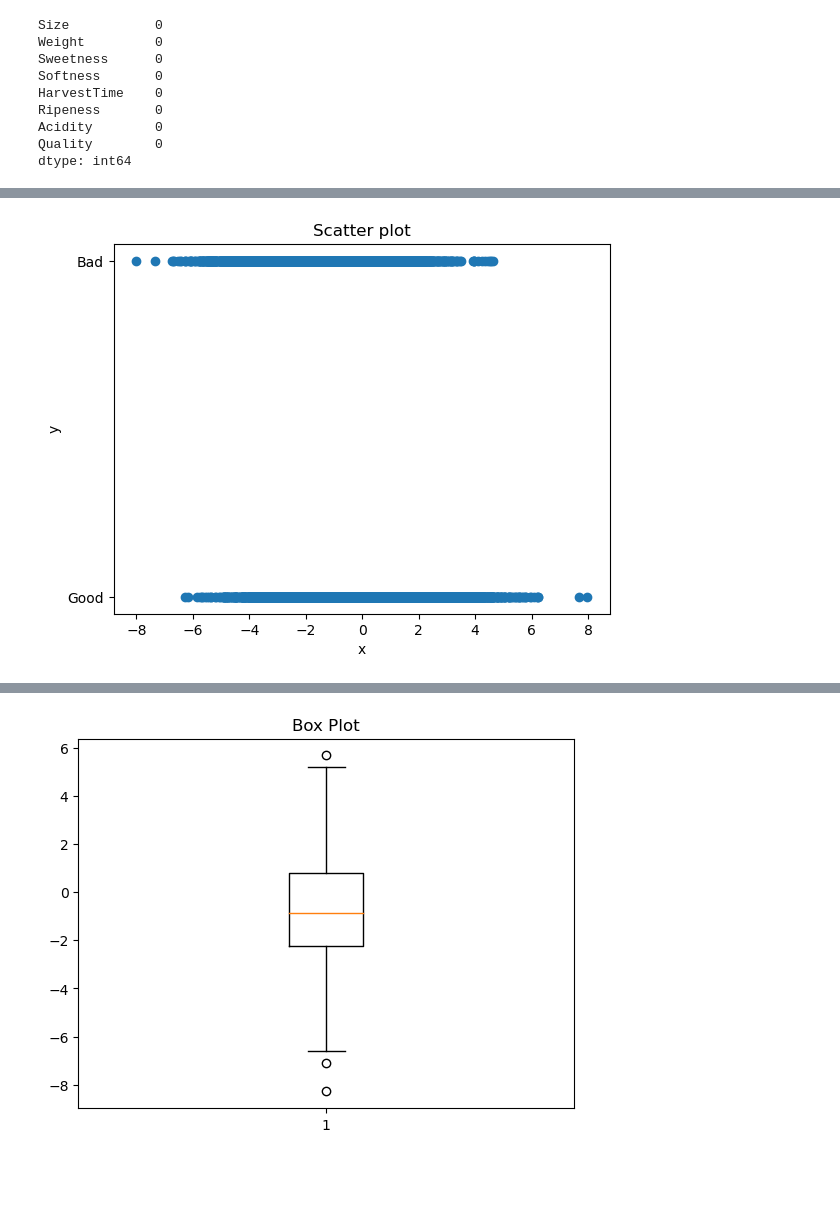
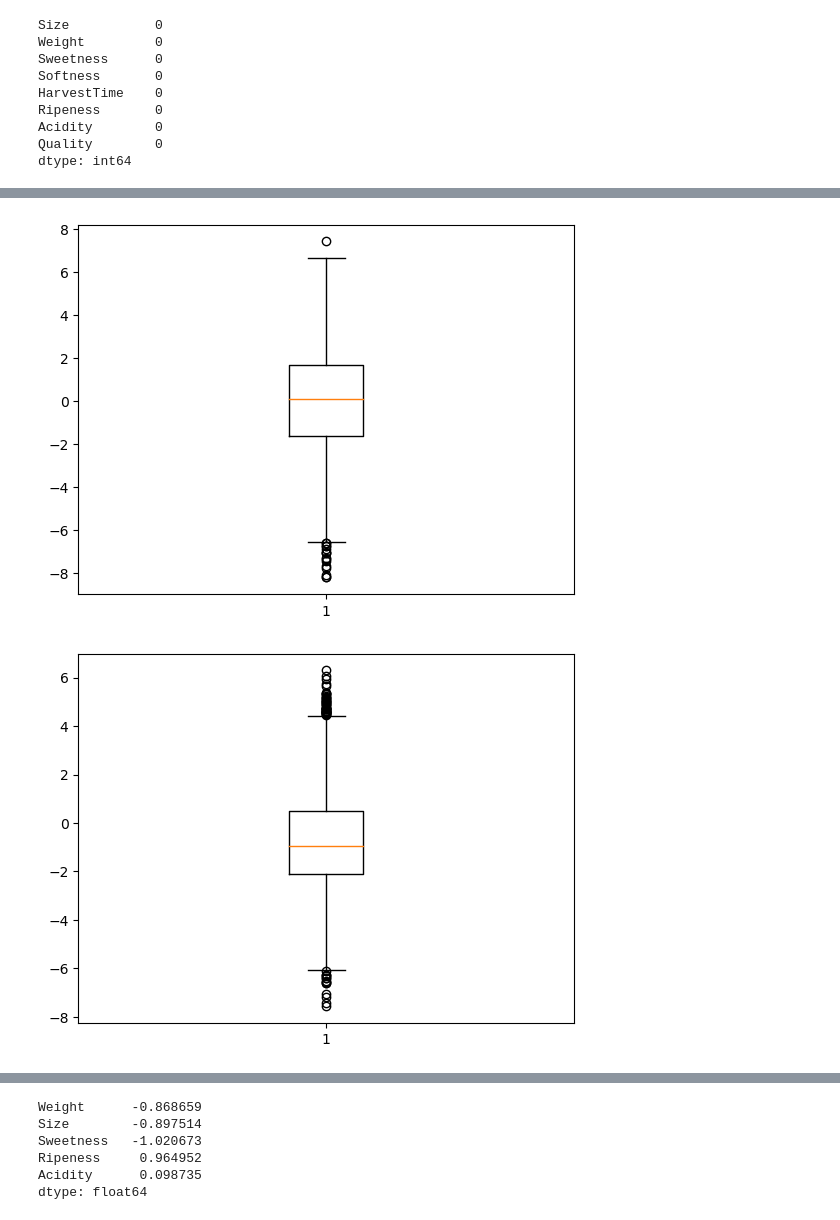
Before and after one commit to poudelarun/ML_training, a Jupyter notebook: practical_class3.ipynb, the cells around one changed output, grey strips where cells are left out. Saved outputs shown, nothing was run; the diff lists cells and outputs as text; code cells hidden in the pictures; blank space fills up the shorter version.

```diff
--- a/practical_class3.ipynb
+++ b/practical_class3.ipynb
@@ -6,6 +12,6 @@ import matplotlib.pyplot as plt
 # %%
-train_data=pd.read_csv("banana_quality.csv")
-train_data
+data = pd.read_csv("banana_quality.csv")
+data.head(10)
 # %% [output]
 |  | Size | Weight | Sweetness | Softness | HarvestTime | Ripeness | Acidity | Quality |
 | 0 | -1.924968 | 0.468078 | 3.077832 | -1.472177 | 0.294799 | 2.435570 | 0.271290 | Good |
@@ -65,8 +86,20 @@ import seaborn as sns
 # %%
-plt.scatter(train_data['Size'], train_data['Quality'])
-plt.title('Scatter plot')
-plt.xlabel('x')
-plt.ylabel('y')
+plt.boxplot(data['Acidity'])
 plt.show()
+plt.boxplot(data['HarvestTime'])
+plt.show()
+# plt.boxplot(data['Quality'])
+# plt.show()
+plt.boxplot(data['Ripeness'])
+plt.show()
+plt.boxplot(data['Size'])
+plt.show()
+plt.boxplot(data['Softness'])
+plt.show()
+plt.boxplot(data['Sweetness'])
+plt.show()
+plt.boxplot(data['Weight'])
+plt.show()
 # %% [output]
-[figure, old version]
+[figure, new version]
+[figure, added]
@@ -73,7 +111,14 @@ plt.show()
 # %%
-plt.boxplot(train_data["Weight"])
-plt.title('Box Plot')
-plt.show()
+specific_columns = ['Weight', 'Size', 'Sweetness','Ripeness','Acidity']
+
+# Calculate the mean of the specific columns
+column_median = data[specific_columns].median()
+column_median
 # %% [output]
-[figure, removed]
+Weight      -0.868659
+Size        -0.897514
+Sweetness   -1.020673
+Ripeness     0.964952
+Acidity      0.098735
+dtype: float64
 # %%
```
Also changed, not shown: parts of 28 cells of this notebook, 10 other files.
